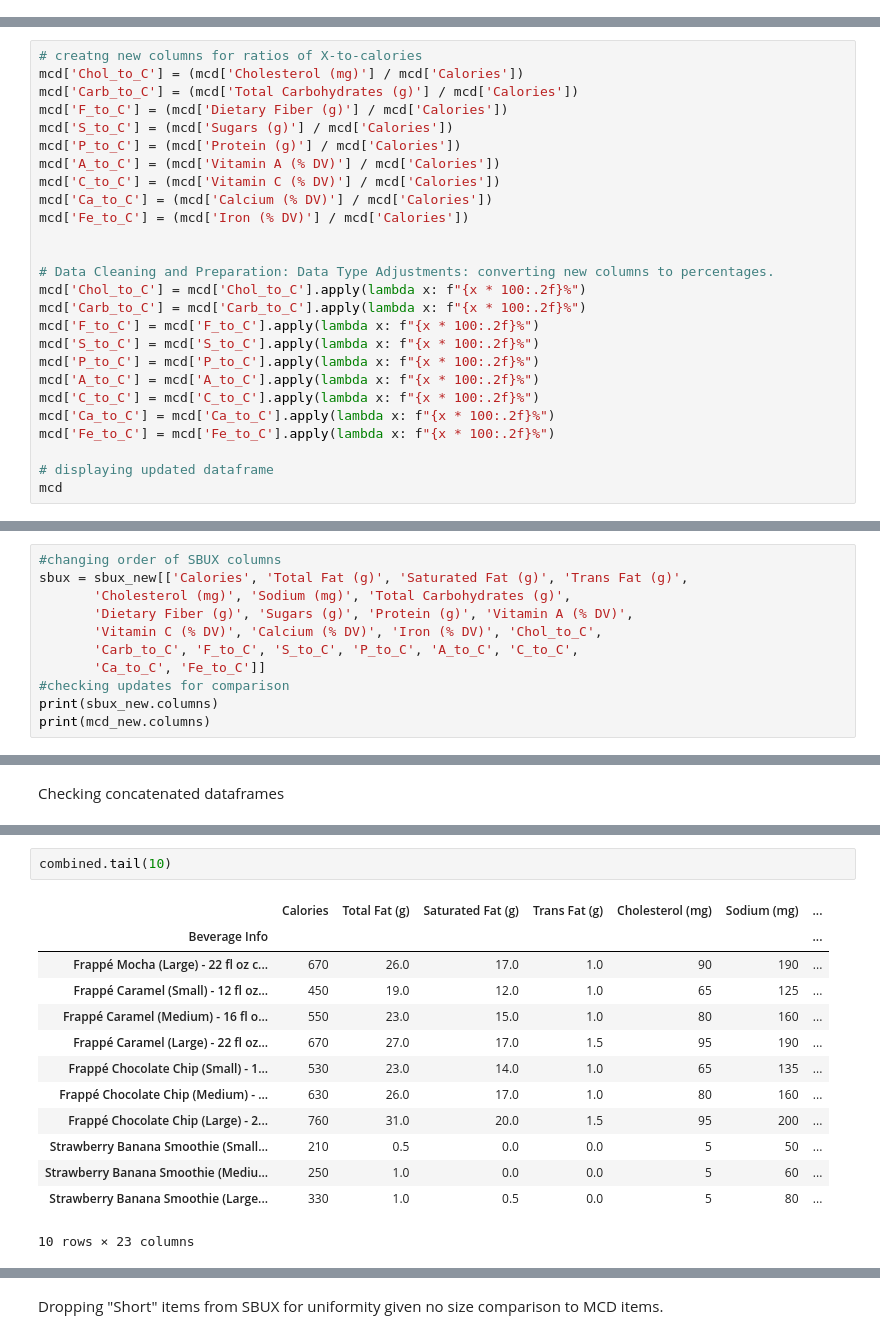
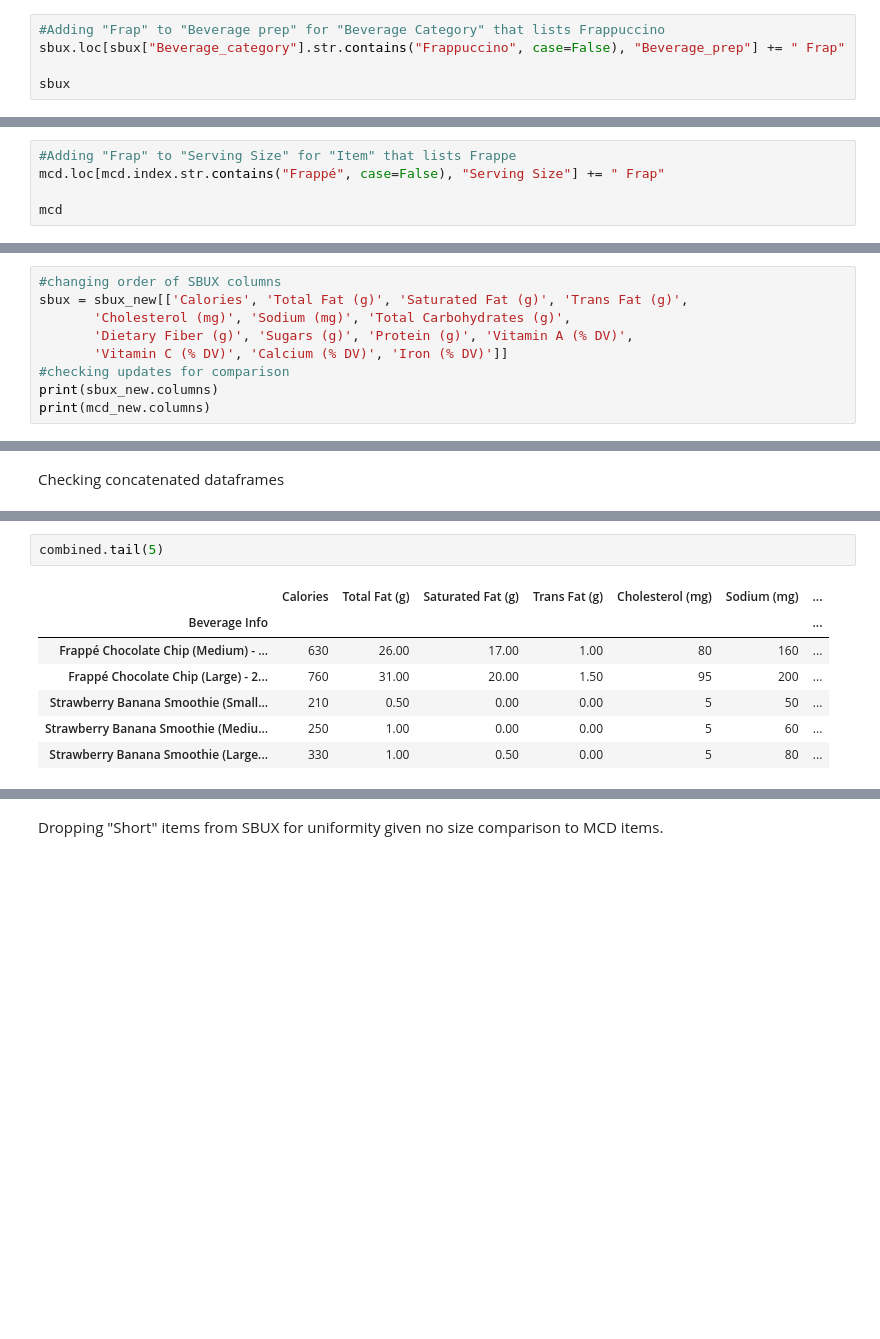
Before and after one commit to cmonjarr/AMB_Project_SP25, a Jupyter notebook: Nutrition Project/Nutrition_2025.ipynb, the cells around one changed output, grey strips where cells are left out. Cells and saved outputs as stored; diff of their text form; blank space fills up the shorter version.

Commit message:
modified formatting and updated dataframes

```diff
--- a/Nutrition Project/Nutrition_2025.ipynb
+++ b/Nutrition Project/Nutrition_2025.ipynb
@@ -1126,0 +1142,5 @@ mcd
+# %%
+#Adding "Frap" to "Beverage prep" for "Beverage Category" that lists Frappuccino
+sbux.loc[sbux["Beverage_category"].str.contains("Frappuccino", case=False), "Beverage_prep"] += " Frap"
+
+sbux
@@ -1126,0 +1162,5 @@ mcd
+# %%
+#Adding "Frap" to "Serving Size" for "Item" that lists Frappe
+mcd.loc[mcd.index.str.contains("Frappé", case=False), "Serving Size"] += " Frap"
+
+mcd
@@ -1264,26 +1298,0 @@ sbux.head()
-# %%
-# creatng new columns for ratios of X-to-calories
-mcd['Chol_to_C'] = (mcd['Cholesterol (mg)'] / mcd['Calories'])
-mcd['Carb_to_C'] = (mcd['Total Carbohydrates (g)'] / mcd['Calories'])
-mcd['F_to_C'] = (mcd['Dietary Fiber (g)'] / mcd['Calories'])
-mcd['S_to_C'] = (mcd['Sugars (g)'] / mcd['Calories'])
-mcd['P_to_C'] = (mcd['Protein (g)'] / mcd['Calories'])
-mcd['A_to_C'] = (mcd['Vitamin A (% DV)'] / mcd['Calories'])
-mcd['C_to_C'] = (mcd['Vitamin C (% DV)'] / mcd['Calories'])
-mcd['Ca_to_C'] = (mcd['Calcium (% DV)'] / mcd['Calories'])
-mcd['Fe_to_C'] = (mcd['Iron (% DV)'] / mcd['Calories'])
-
-
-# Data Cleaning and Preparation: Data Type Adjustments: converting new columns to percentages.
-mcd['Chol_to_C'] = mcd['Chol_to_C'].apply(lambda x: f"{x * 100:.2f}%")
-mcd['Carb_to_C'] = mcd['Carb_to_C'].apply(lambda x: f"{x * 100:.2f}%")
-mcd['F_to_C'] = mcd['F_to_C'].apply(lambda x: f"{x * 100:.2f}%")
-mcd['S_to_C'] = mcd['S_to_C'].apply(lambda x: f"{x * 100:.2f}%")
-mcd['P_to_C'] = mcd['P_to_C'].apply(lambda x: f"{x * 100:.2f}%")
-mcd['A_to_C'] = mcd['A_to_C'].apply(lambda x: f"{x * 100:.2f}%")
-mcd['C_to_C'] = mcd['C_to_C'].apply(lambda x: f"{x * 100:.2f}%")
-mcd['Ca_to_C'] = mcd['Ca_to_C'].apply(lambda x: f"{x * 100:.2f}%")
-mcd['Fe_to_C'] = mcd['Fe_to_C'].apply(lambda x: f"{x * 100:.2f}%")
-
-# displaying updated dataframe
-mcd
@@ -1370,9 +1359,7 @@ Changing SBUX column order to match MCD column order (preferred)
 sbux = sbux_new[['Calories', 'Total Fat (g)', 'Saturated Fat (g)', 'Trans Fat (g)',
        'Cholesterol (mg)', 'Sodium (mg)', 'Total Carbohydrates (g)',
        'Dietary Fiber (g)', 'Sugars (g)', 'Protein (g)', 'Vitamin A (% DV)',
-       'Vitamin C (% DV)', 'Calcium (% DV)', 'Iron (% DV)', 'Chol_to_C',
-       'Carb_to_C', 'F_to_C', 'S_to_C', 'P_to_C', 'A_to_C', 'C_to_C',
-       'Ca_to_C', 'Fe_to_C']]
+       'Vitamin C (% DV)', 'Calcium (% DV)', 'Iron (% DV)']]
 #checking updates for comparison
 print(sbux_new.columns)
 print(mcd_new.columns)
@@ -1476,19 +1453,13 @@ combined.head(10)
 # %%
-combined.tail(10)
+combined.tail(5)
 # %% [output]
 |  | Calories | Total Fat (g) | Saturated Fat (g) | Trans Fat (g) | Cholesterol (mg) | Sodium (mg) | ... |
 | Beverage Info |  |  |  |  |  |  | ... |
-| Frappé Mocha (Large) - 22 fl oz c... | 670 | 26.0 | 17.0 | 1.0 | 90 | 190 | ... |
-| Frappé Caramel (Small) - 12 fl oz... | 450 | 19.0 | 12.0 | 1.0 | 65 | 125 | ... |
-| Frappé Caramel (Medium) - 16 fl o... | 550 | 23.0 | 15.0 | 1.0 | 80 | 160 | ... |
-| Frappé Caramel (Large) - 22 fl oz... | 670 | 27.0 | 17.0 | 1.5 | 95 | 190 | ... |
-| Frappé Chocolate Chip (Small) - 1... | 530 | 23.0 | 14.0 | 1.0 | 65 | 135 | ... |
-| Frappé Chocolate Chip (Medium) - ... | 630 | 26.0 | 17.0 | 1.0 | 80 | 160 | ... |
-| Frappé Chocolate Chip (Large) - 2... | 760 | 31.0 | 20.0 | 1.5 | 95 | 200 | ... |
-| Strawberry Banana Smoothie (Small... | 210 | 0.5 | 0.0 | 0.0 | 5 | 50 | ... |
-| Strawberry Banana Smoothie (Mediu... | 250 | 1.0 | 0.0 | 0.0 | 5 | 60 | ... |
-| Strawberry Banana Smoothie (Large... | 330 | 1.0 | 0.5 | 0.0 | 5 | 80 | ... |
+| Frappé Chocolate Chip (Medium) - ... | 630 | 26.00 | 17.00 | 1.00 | 80 | 160 | ... |
+| Frappé Chocolate Chip (Large) - 2... | 760 | 31.00 | 20.00 | 1.50 | 95 | 200 | ... |
+| Strawberry Banana Smoothie (Small... | 210 | 0.50 | 0.00 | 0.00 | 5 | 50 | ... |
+| Strawberry Banana Smoothie (Mediu... | 250 | 1.00 | 0.00 | 0.00 | 5 | 60 | ... |
+| Strawberry Banana Smoothie (Large... | 330 | 1.00 | 0.50 | 0.00 | 5 | 80 | ... |
-10 rows × 23 columns
 # %%
 #checking updates for comparison
 print(combined.columns)
```
Also changed, not shown: parts of 50 cells of this notebook.
